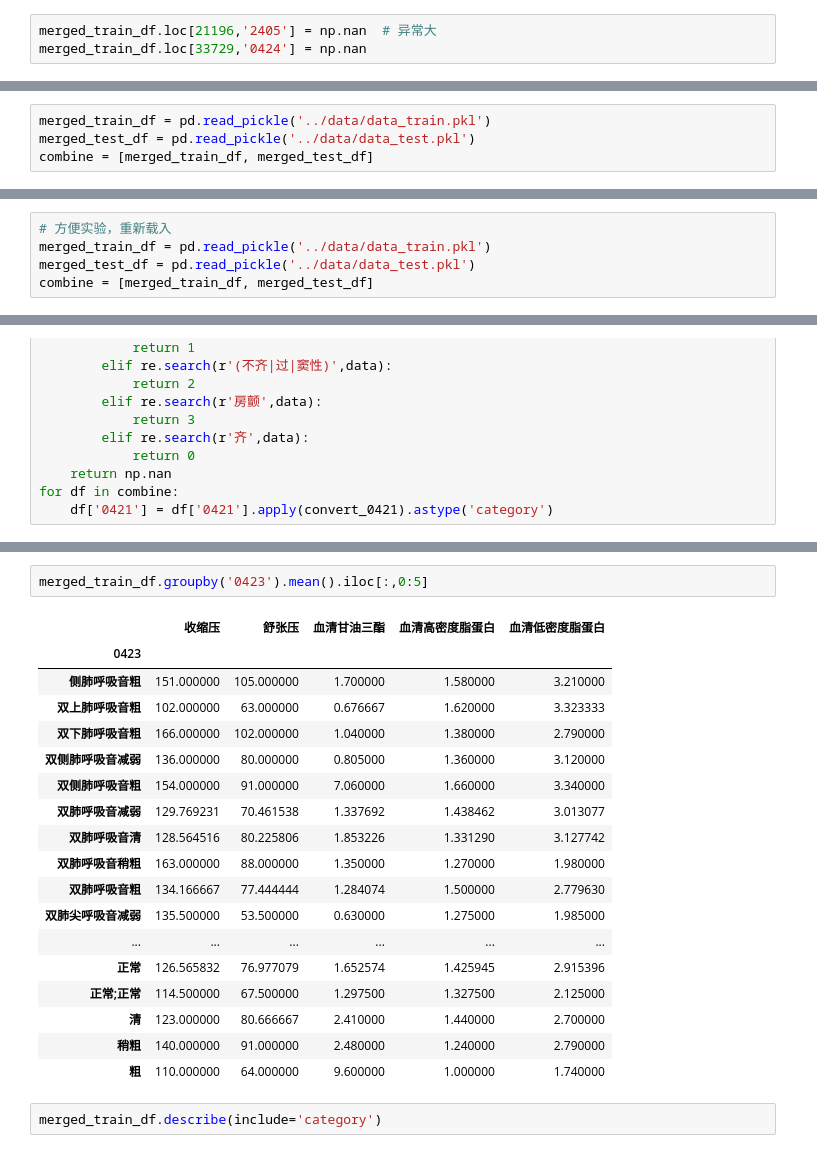
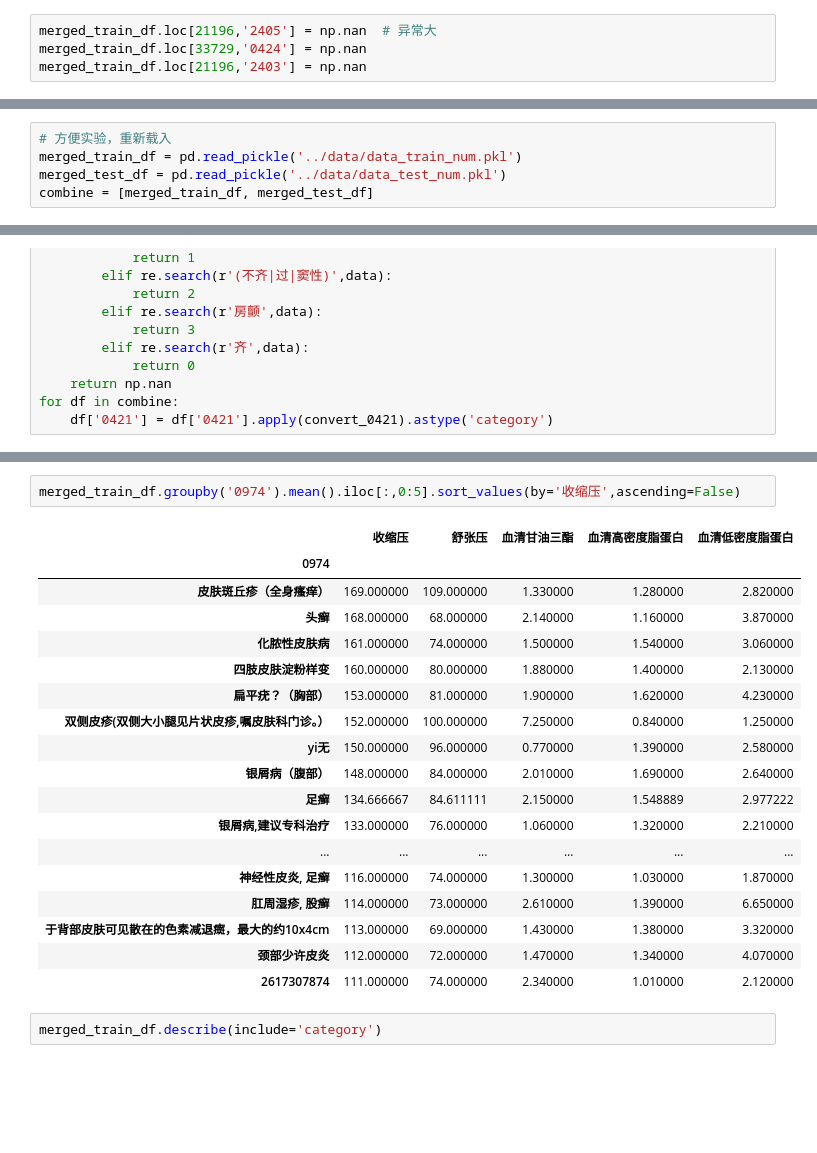
Before and after one commit to yzlnew/MeinianPredict, a Jupyter notebook: notebook/data_preprocessing_numerical.ipynb, the cells around one changed output, grey strips where cells are left out. Cells and saved outputs as stored; diff of their text form; blank space fills up the shorter version.

```diff
--- a/notebook/data_preprocessing_numerical.ipynb
+++ b/notebook/data_preprocessing_numerical.ipynb
@@ -118,6 +118,7 @@ merged_test_df.loc[2327, '1840'] = '<=5.0'
 # %%
 merged_train_df.loc[21196,'2405'] = np.nan  # 异常大
 merged_train_df.loc[33729,'0424'] = np.nan
+merged_train_df.loc[21196,'2403'] = np.nan
 # %%
 # RF 得到的特征重要性
 low_importance = ['269024', '979013', '979018', '1325', '979014', '1326']
@@ -221,6 +226,2 @@ merged_test_df.to_pickle('../data/data_test.pkl')
-# %%
-merged_train_df = pd.read_pickle('../data/data_train.pkl')
-merged_test_df = pd.read_pickle('../data/data_test.pkl')
-combine = [merged_train_df, merged_test_df]
 # %%
 non_numerical_feature = merged_train_df.describe(include='O').columns.values[1:]
@@ -251,6 +248,11 @@ array(['0124', '0201', '0202', '0206', '0207', '0208', '0210', '0212',
        '2302', '30007', '3189', '3190', '3191', '3192', '3194', '3195',
        '3196', '3197', '3207', '3399', '3400', '3430', '3485', '3486',
        '360', '3730', 'A601'], dtype=object)
+# %%
+# 方便实验，重新载入
+merged_train_df = pd.read_pickle('../data/data_train_num.pkl')
+merged_test_df = pd.read_pickle('../data/data_test_num.pkl')
+combine = [merged_train_df, merged_test_df]
 # %%
 # 去掉前后空白
 for col in non_numerical_feature:
@@ -287,9 +269,4 @@ def converter(pat):
                 return 1
         return data
     return convert
-# %%
-# 方便实验，重新载入
-merged_train_df = pd.read_pickle('../data/data_train.pkl')
-merged_test_df = pd.read_pickle('../data/data_test.pkl')
-combine = [merged_train_df, merged_test_df]
 # %%
@@ -389,24 +320,24 @@ Name: 0423, dtype: int64
 # %%
-merged_train_df.groupby('0423').mean().iloc[:,0:5]
+merged_train_df.groupby('0974').mean().iloc[:,0:5].sort_values(by='收缩压',ascending=False)
 # %% [output]
 |  | 收缩压 | 舒张压 | 血清甘油三酯 | 血清高密度脂蛋白 | 血清低密度脂蛋白 |
-| 0423 |  |  |  |  |  |
-| 侧肺呼吸音粗 | 151.000000 | 105.000000 | 1.700000 | 1.580000 | 3.210000 |
-| 双上肺呼吸音粗 | 102.000000 | 63.000000 | 0.676667 | 1.620000 | 3.323333 |
-| 双下肺呼吸音粗 | 166.000000 | 102.000000 | 1.040000 | 1.380000 | 2.790000 |
-| 双侧肺呼吸音减弱 | 136.000000 | 80.000000 | 0.805000 | 1.360000 | 3.120000 |
-| 双侧肺呼吸音粗 | 154.000000 | 91.000000 | 7.060000 | 1.660000 | 3.340000 |
-| 双肺呼吸音减弱 | 129.769231 | 70.461538 | 1.337692 | 1.438462 | 3.013077 |
-| 双肺呼吸音清 | 128.564516 | 80.225806 | 1.853226 | 1.331290 | 3.127742 |
-| 双肺呼吸音稍粗 | 163.000000 | 88.000000 | 1.350000 | 1.270000 | 1.980000 |
-| 双肺呼吸音粗 | 134.166667 | 77.444444 | 1.284074 | 1.500000 | 2.779630 |
-| 双肺尖呼吸音减弱 | 135.500000 | 53.500000 | 0.630000 | 1.275000 | 1.985000 |
+| 0974 |  |  |  |  |  |
+| 皮肤斑丘疹（全身瘙痒） | 169.000000 | 109.000000 | 1.330000 | 1.280000 | 2.820000 |
+| 头癣 | 168.000000 | 68.000000 | 2.140000 | 1.160000 | 3.870000 |
+| 化脓性皮肤病 | 161.000000 | 74.000000 | 1.500000 | 1.540000 | 3.060000 |
+| 四肢皮肤淀粉样变 | 160.000000 | 80.000000 | 1.880000 | 1.400000 | 2.130000 |
+| 扁平疣？（胸部） | 153.000000 | 81.000000 | 1.900000 | 1.620000 | 4.230000 |
+| 双侧皮疹(双侧大小腿见片状皮疹,嘱皮肤科门诊。） | 152.000000 | 100.000000 | 7.250000 | 0.840000 | 1.250000 |
+| yi无 | 150.000000 | 96.000000 | 0.770000 | 1.390000 | 2.580000 |
+| 银屑病（腹部） | 148.000000 | 84.000000 | 2.010000 | 1.690000 | 2.640000 |
+| 足癣 | 134.666667 | 84.611111 | 2.150000 | 1.548889 | 2.977222 |
+| 银屑病,建议专科治疗 | 133.000000 | 76.000000 | 1.060000 | 1.320000 | 2.210000 |
 | ... | ... | ... | ... | ... | ... |
-| 正常 | 126.565832 | 76.977079 | 1.652574 | 1.425945 | 2.915396 |
-| 正常;正常 | 114.500000 | 67.500000 | 1.297500 | 1.327500 | 2.125000 |
-| 清 | 123.000000 | 80.666667 | 2.410000 | 1.440000 | 2.700000 |
-| 稍粗 | 140.000000 | 91.000000 | 2.480000 | 1.240000 | 2.790000 |
-| 粗 | 110.000000 | 64.000000 | 9.600000 | 1.000000 | 1.740000 |
+| 神经性皮炎, 足癣 | 116.000000 | 74.000000 | 1.300000 | 1.030000 | 1.870000 |
+| 肛周湿疹, 股癣 | 114.000000 | 73.000000 | 2.610000 | 1.390000 | 6.650000 |
+| 于背部皮肤可见散在的色素减退癍，最大的约10x4cm | 113.000000 | 69.000000 | 1.430000 | 1.380000 | 3.320000 |
+| 颈部少许皮炎 | 112.000000 | 72.000000 | 1.470000 | 1.340000 | 4.070000 |
+| 2617307874 | 111.000000 | 74.000000 | 2.340000 | 1.010000 | 2.120000 |
 # %%
 merged_train_df.describe(include='category')
 # %% [output]
```
Also changed, not shown: parts of 19 cells of this notebook.
